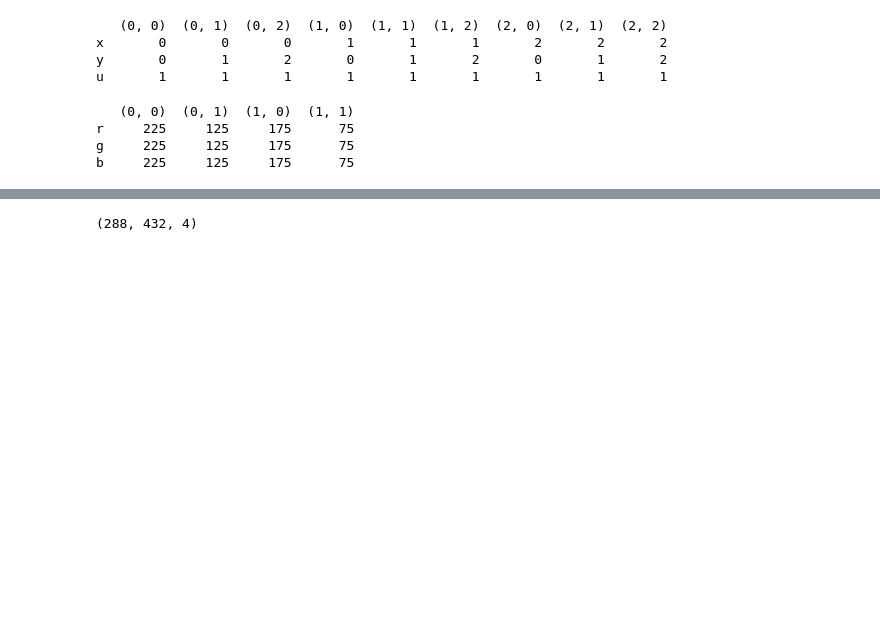
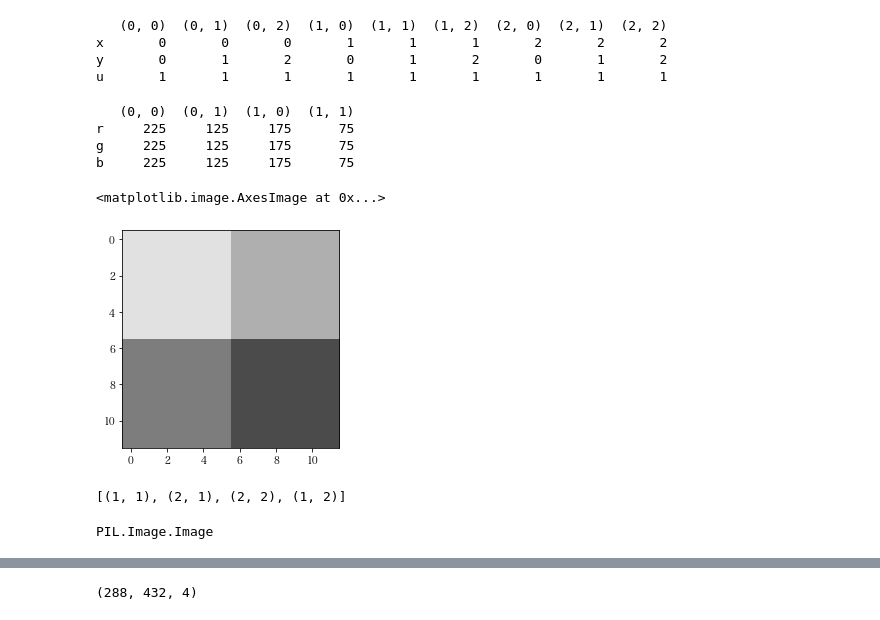
Before and after one commit to banbiossa/coding-the-matrix, a Jupyter notebook: notebooks/0.4_matrix.ipynb, the cells around one changed output, grey strips where cells are left out. Drawn from its saved outputs; the diff is of its cells as text; code cells hidden in the pictures; blank space fills up the shorter version.

Commit message:
control over the plot

```diff
--- a/notebooks/0.4_matrix.ipynb
+++ b/notebooks/0.4_matrix.ipynb
@@ -87,0 +77,27 @@ b     225     125     175      75
+# %%
+x_max, x_min, y_max, y_min = fig_size(locations)
+density = 6  # number of plots per <point>
+im = Image.new(mode='RGB', size=((x_max-x_min)*density, (y_max-y_min)*density), color='white')
+d = ImageDraw.Draw(im)
+
+color_dict = mat2coldict(colors)
+location_dict = mat2coldict(locations)
+
+# make it square
+for top_left_point in sorted(color_dict):
+    # color
+    color = color_dict[top_left_point]
+    hex_color = rgb_to_hex(color)
+
+    # 4 points
+    corner_index = four_corners(*top_left_point)
+    corners = [location_dict[corner] for corner in corner_index]
+    corner_tuples = [(corner['x']*density, corner['y']*density) for corner in corners]
+
+    # fill the polygon
+    d.polygon(corner_tuples, fill=hex_color)
+# %%
+plt.imshow(np.array(im))
+# %% [output]
+<matplotlib.image.AxesImage at 0x...>
+[figure, added]
@@ -88,3 +106,11 @@ b     225     125     175      75
+# %%
+corner_tuples
+# %% [output]
+[(1, 1), (2, 1), (2, 2), (1, 2)]
+# %%
+type(im)
+# %% [output]
+PIL.Image.Image
 # %%
 fig = show_colors(colors, locations);
 # %% [output]
```
Also changed, not shown: parts of 31 cells of this notebook, 3 other files.
